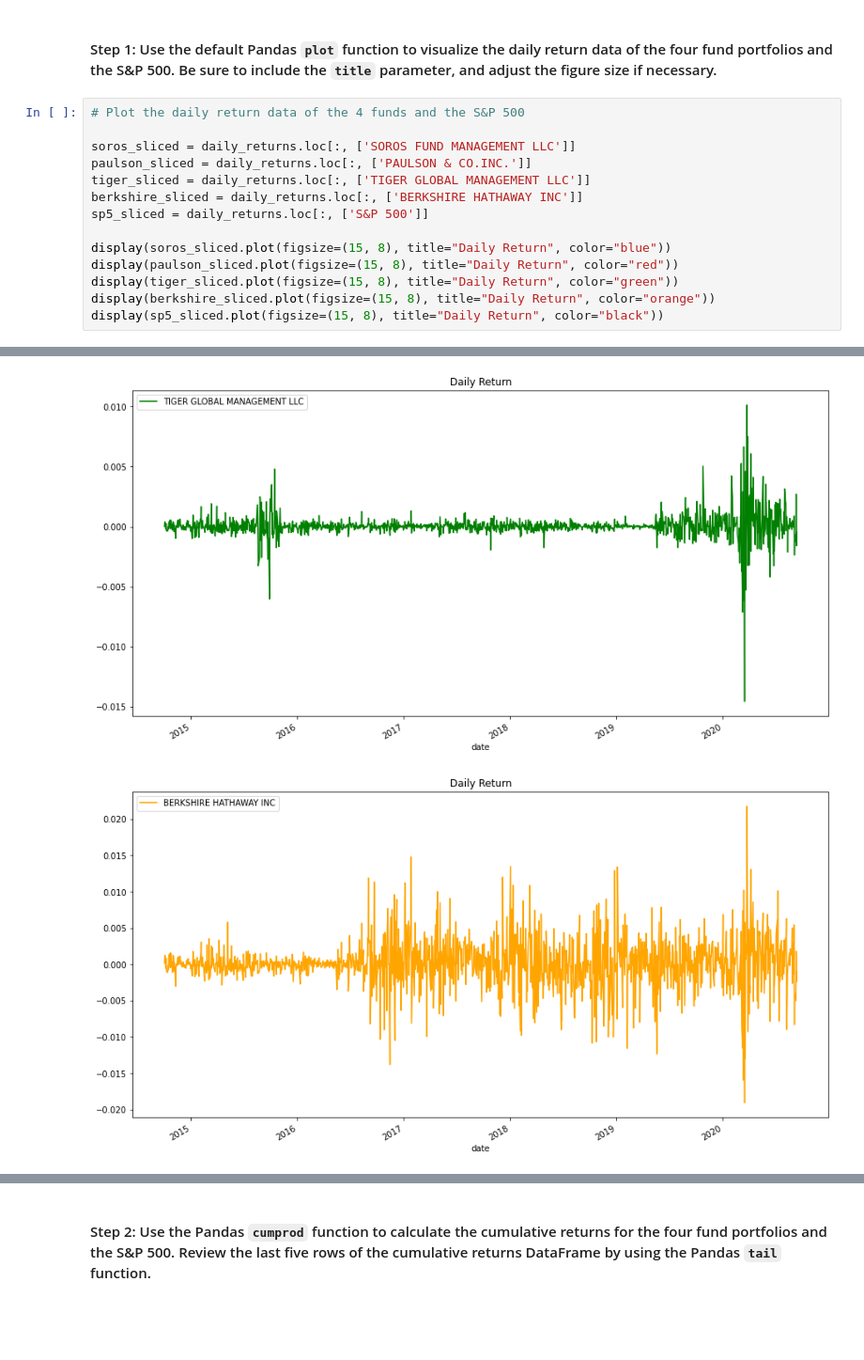
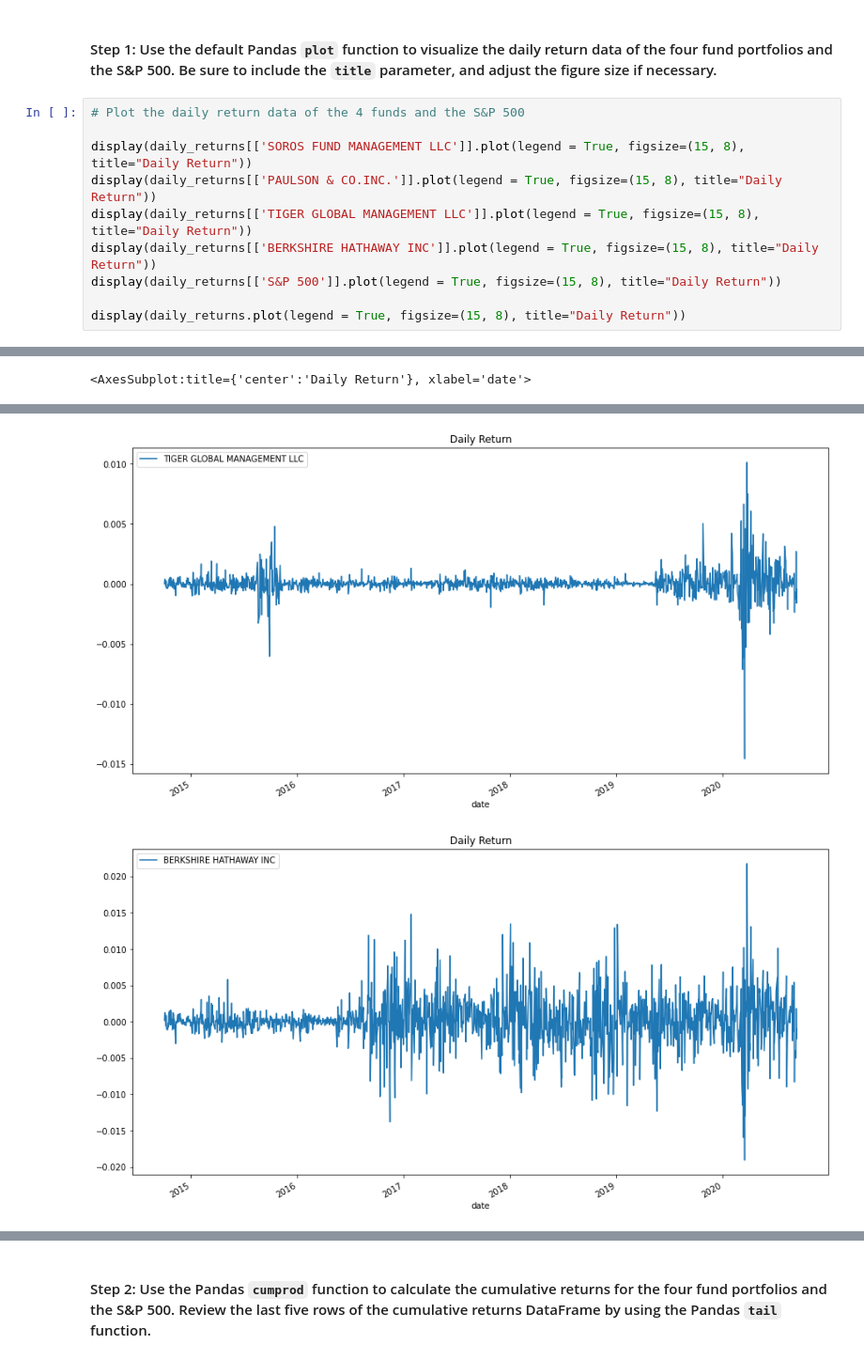
Before and after one commit to caltham/Challenge_4, a Jupyter notebook: risk_return_analysis.ipynb, the cells around one changed output, grey strips where cells are left out. Shown at 94% size. Drawn from its saved outputs; the diff is of its cells as text; blank space fills up the shorter version.

```diff
--- a/risk_return_analysis.ipynb
+++ b/risk_return_analysis.ipynb
@@ -158,20 +158,17 @@ Analyze the data to determine if any of the portfolios outperform the broader st
 # %%
 # Plot the daily return data of the 4 funds and the S&P 500
 
-soros_sliced = daily_returns.loc[:, ['SOROS FUND MANAGEMENT LLC']]
-paulson_sliced = daily_returns.loc[:, ['PAULSON & CO.INC.']]
-tiger_sliced = daily_returns.loc[:, ['TIGER GLOBAL MANAGEMENT LLC']]
-berkshire_sliced = daily_returns.loc[:, ['BERKSHIRE HATHAWAY INC']]
-sp5_sliced = daily_returns.loc[:, ['S&P 500']]
+display(daily_returns[['SOROS FUND MANAGEMENT LLC']].plot(legend = True, figsize=(15, 8), title="Daily Return"))
+display(daily_returns[['PAULSON & CO.INC.']].plot(legend = True, figsize=(15, 8), title="Daily Return"))
+display(daily_returns[['TIGER GLOBAL MANAGEMENT LLC']].plot(legend = True, figsize=(15, 8), title="Daily Return"))
+display(daily_returns[['BERKSHIRE HATHAWAY INC']].plot(legend = True, figsize=(15, 8), title="Daily Return"))
+display(daily_returns[['S&P 500']].plot(legend = True, figsize=(15, 8), title="Daily Return"))
 
-display(soros_sliced.plot(figsize=(15, 8), title="Daily Return", color="blue"))
-display(paulson_sliced.plot(figsize=(15, 8), title="Daily Return", color="red"))
-display(tiger_sliced.plot(figsize=(15, 8), title="Daily Return", color="green"))
-display(berkshire_sliced.plot(figsize=(15, 8), title="Daily Return", color="orange"))
-display(sp5_sliced.plot(figsize=(15, 8), title="Daily Return", color="black"))
+display(daily_returns.plot(legend = True, figsize=(15, 8), title="Daily Return"))
 # %% [output]
 <AxesSubplot:title={'center':'Daily Return'}, xlabel='date'>
 <AxesSubplot:title={'center':'Daily Return'}, xlabel='date'>
 <AxesSubplot:title={'center':'Daily Return'}, xlabel='date'>
 <AxesSubplot:title={'center':'Daily Return'}, xlabel='date'>
 <AxesSubplot:title={'center':'Daily Return'}, xlabel='date'>
+<AxesSubplot:title={'center':'Daily Return'}, xlabel='date'>
@@ -180,2 +177,2 @@ display(sp5_sliced.plot(figsize=(15, 8), title="Daily Return", color="black"))
-[figure, old version]
+[figure, new version]
-[figure, old version]
+[figure, new version]
```
Also changed, not shown: parts of 4 cells of this notebook.
